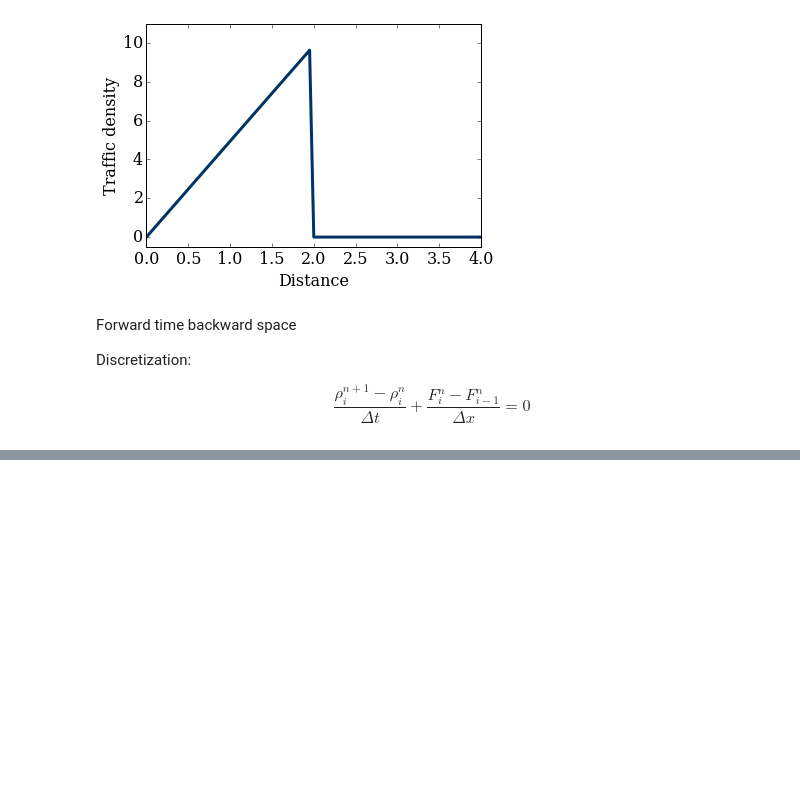
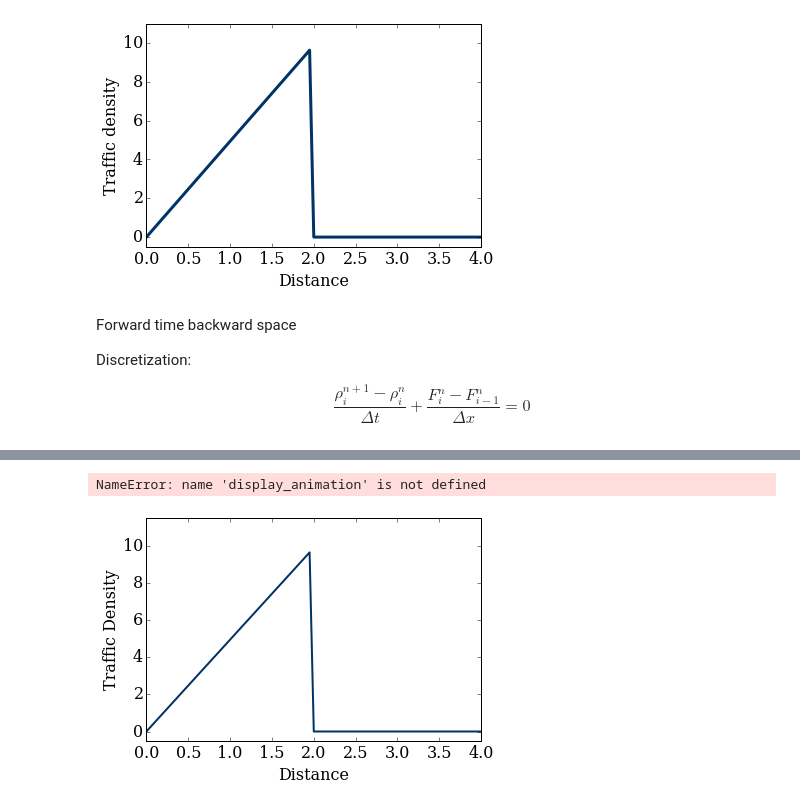
Before and after one commit to cdigangi8/working_dir, a Jupyter notebook: working/Module_3.01.ipynb, the cells around one changed output, grey strips where cells are left out. Cells and saved outputs as stored; diff of their text form; code cells hidden in the pictures; blank space fills up the shorter version.

```diff
--- a/working/Module_3.01.ipynb
+++ b/working/Module_3.01.ipynb
@@ -136,3 +136,7 @@ def ftbs(rho, nt,dt,dx,rho_max, u_max):
         rho=rho_n[t].copy()
 
     return rho_n
+# %%
+sigma = 1.
+dt = sigma*dx
+rho_n = ftbs(rho,nt,dt,dx,rho_max,u_max)
@@ -138,0 +148,16 @@ def ftbs(rho, nt,dt,dx,rho_max, u_max):
+# %%
+fig = pyplot.figure();
+ax = pyplot.axes(xlim=(0,4), ylim=(-.5,11.5),xlabel=('Distance') , ylabel=('Traffic Density'));
+line,=ax.plot([],[], color='#003366',lw=2);
+
+def animate(data):
+    x = numpy.linspace(0,4,nx)
+    y=data
+    line.set_data(x,y)
+    return line,
+
+anim=animation.FuncAnimation(fig,animate,frames=rho_n, interval=50)
+display_animation(anim,default_mode='once')
+# %% [output]
+NameError: name 'display_animation' is not defined
+[figure, added]
```
Also changed, not shown: parts of 7 cells of this notebook.
